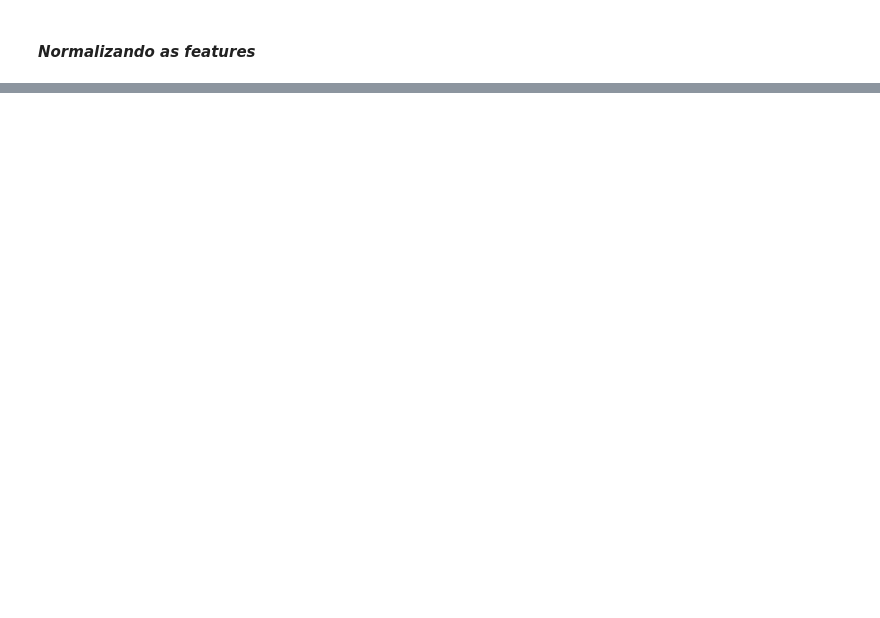
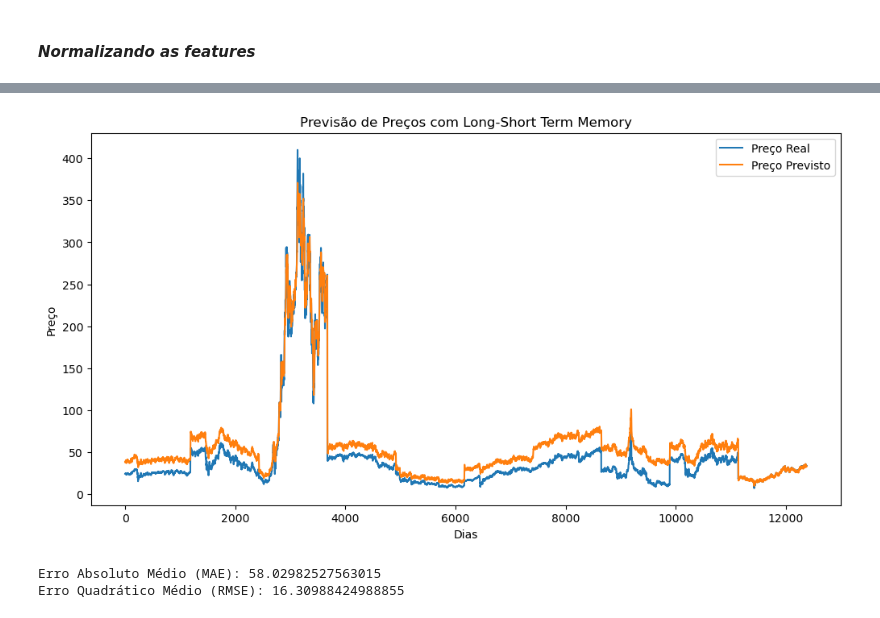
Before and after one commit to GB-Navarro/projeto_final_fin_quant_fea_dev, a Jupyter notebook: projeto_final_fin_quant.ipynb, the cells around one changed output, grey strips where cells are left out. Cells and saved outputs as stored; diff of their text form; code cells hidden in the pictures; blank space fills up the shorter version.

```diff
--- a/projeto_final_fin_quant.ipynb
+++ b/projeto_final_fin_quant.ipynb
@@ -755,0 +820,19 @@ array([[0.05519048],
+# %%
+previsão = model.predict(X_teste)
+
+#desnormalizando os preços
+previsão = scaler_target.inverse_transform(previsão)
+y_teste_atual = scaler_target.inverse_transform(y_teste)
+
+
+import matplotlib.pyplot as plt
+
+plt.figure(figsize=(12, 6))
+plt.plot(y_teste_atual, label='Preço Real')
+plt.plot(previsão, label='Preço Previsto')
+plt.title('Previsão de Preços com Long-Short Term Memory')
+plt.xlabel('Dias')
+plt.ylabel('Preço')
+plt.legend()
+plt.show()
+# %% [output]
@@ -755,0 +840,12 @@ array([[0.05519048],
+[figure, added]
+# %%
+from sklearn.metrics import mean_absolute_error, mean_squared_error
+
+mae = mean_absolute_error(y_teste, previsão)
+rmse = np.sqrt(mean_squared_error(y_teste_atual, previsão))
+
+print("Erro Absoluto Médio (MAE):", mae)
+print("Erro Quadrático Médio (RMSE):", rmse)
+# %% [output]
+Erro Absoluto Médio (MAE): 58.02982527563015
+Erro Quadrático Médio (RMSE): 16.30988424988855
```
Also changed, not shown: parts of 14 cells of this notebook.
